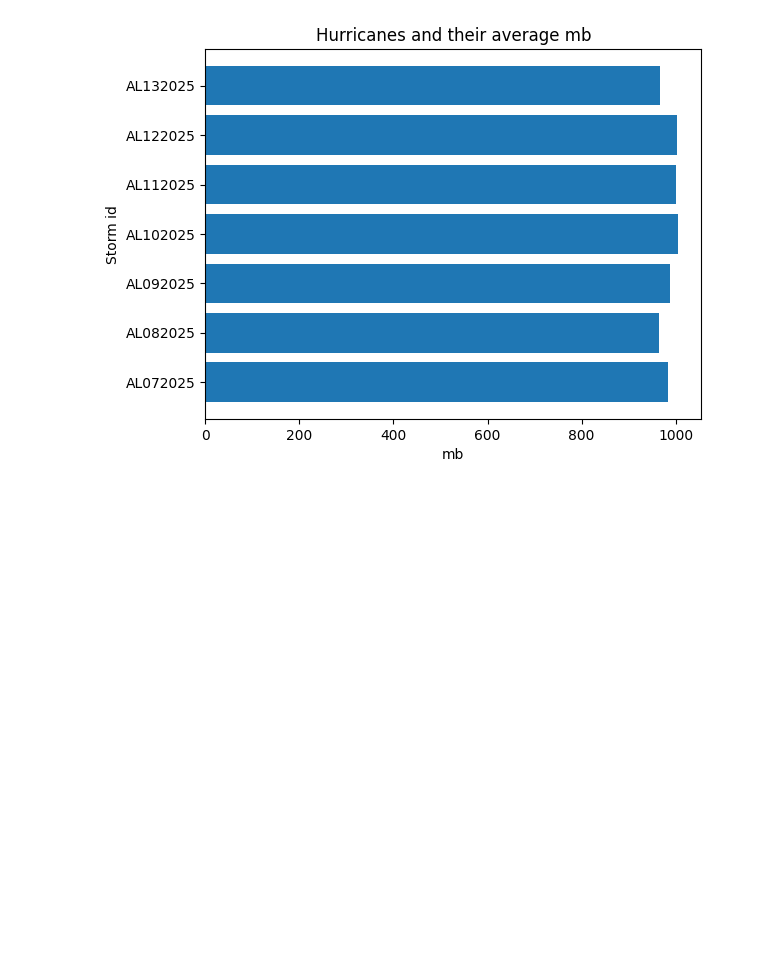
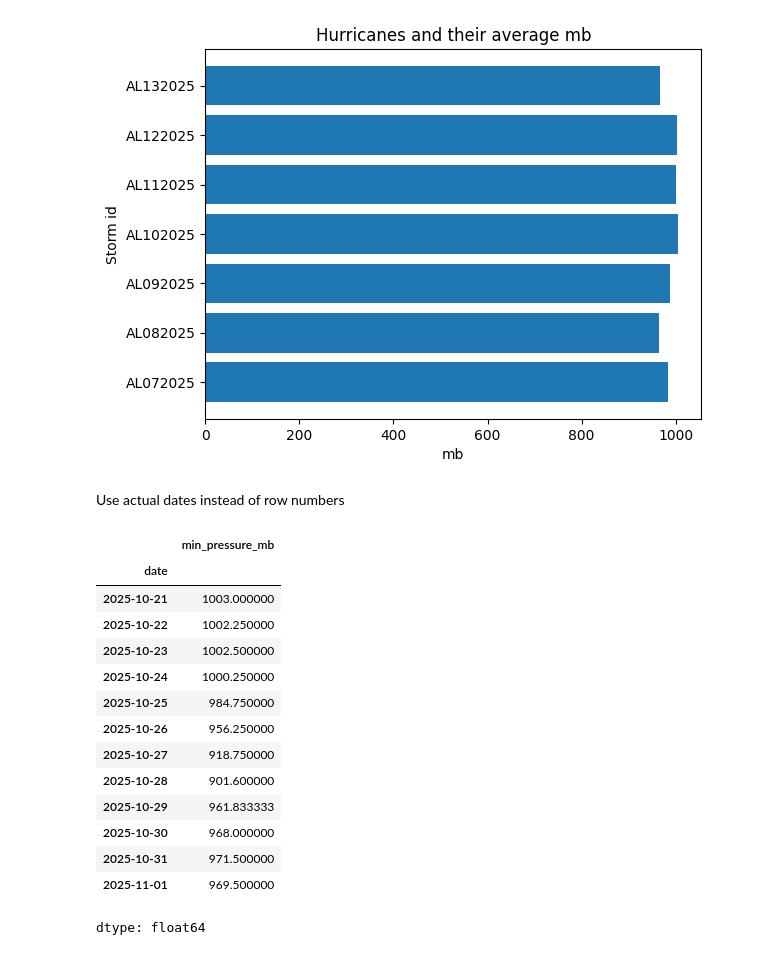
Before and after one commit to Erica4397/for_coding_camp1, a Jupyter notebook: ForCodingCampNotebook.ipynb, the cells around one changed output. Saved outputs shown, nothing was run; the diff lists cells and outputs as text; code cells hidden in the pictures; blank space fills up the shorter version.

```diff
--- a/ForCodingCampNotebook.ipynb
+++ b/ForCodingCampNotebook.ipynb
@@ -127,3 +127,24 @@ plt.ylabel('Storm id')
 # %% [output]
 Text(0, 0.5, 'Storm id')
 [figure]
+# %% [markdown]
+Use actual dates instead of row numbers
+# %%
+df_m_date = df_melissa.groupby('date')['min_pressure_mb'].mean()
+df_m_date
+# %% [output]
+|  | min_pressure_mb |
+| date |  |
+| 2025-10-21 | 1003.000000 |
+| 2025-10-22 | 1002.250000 |
+| 2025-10-23 | 1002.500000 |
+| 2025-10-24 | 1000.250000 |
+| 2025-10-25 | 984.750000 |
+| 2025-10-26 | 956.250000 |
+| 2025-10-27 | 918.750000 |
+| 2025-10-28 | 901.600000 |
+| 2025-10-29 | 961.833333 |
+| 2025-10-30 | 968.000000 |
+| 2025-10-31 | 971.500000 |
+| 2025-11-01 | 969.500000 |
+dtype: float64
```
Also changed, not shown: parts of 4 cells of this notebook.
